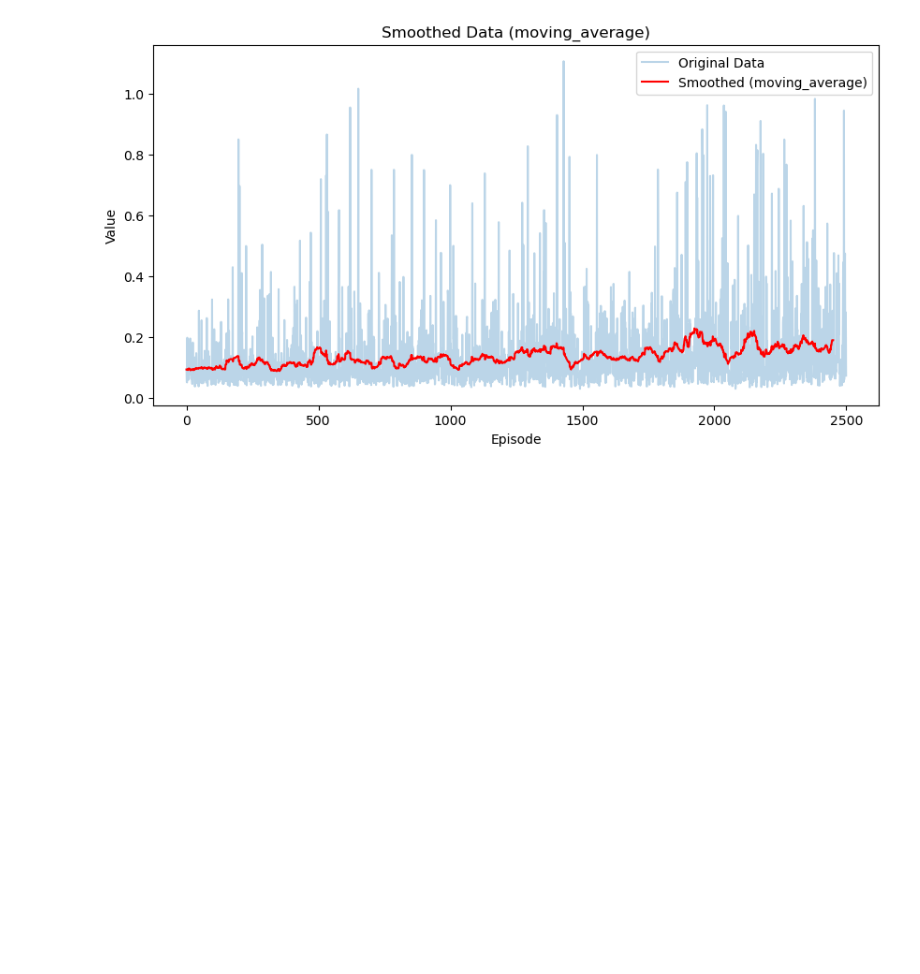
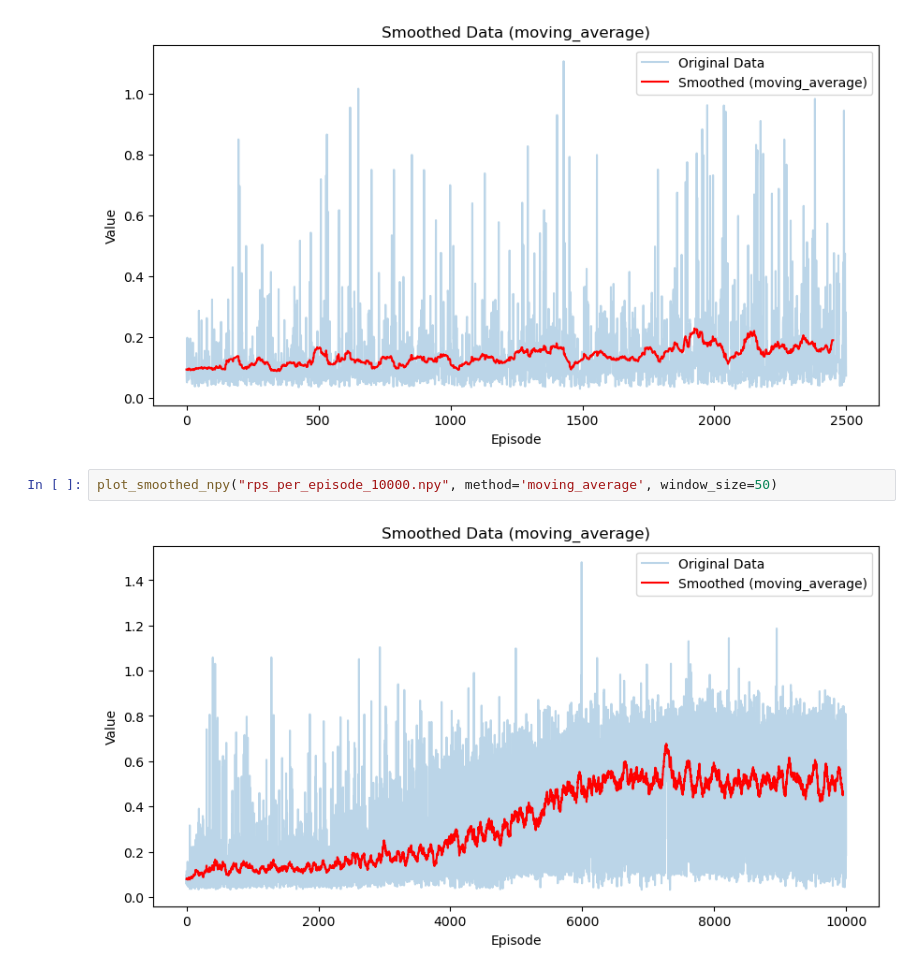
Before and after one commit to mezkur7/cmpe591_hw2, a Jupyter notebook: smoothing.ipynb, the cells around one changed output. Drawn from its saved outputs; the diff is of its cells as text; blank space fills up the shorter version.

```diff
--- a/smoothing.ipynb
+++ b/smoothing.ipynb
@@ -80,3 +80,7 @@ plot_smoothed_npy("rps_per_episode_5000.npy", method='moving_average', window_si
 plot_smoothed_npy("rps_per_episode_2500-5000.npy", method='moving_average', window_size=50)
 # %% [output]
 [figure]
+# %%
+plot_smoothed_npy("rps_per_episode_10000.npy", method='moving_average', window_size=50)
+# %% [output]
+[figure, added]
```
Also changed, not shown: parts of 1 cell of this notebook, 6 other files.
